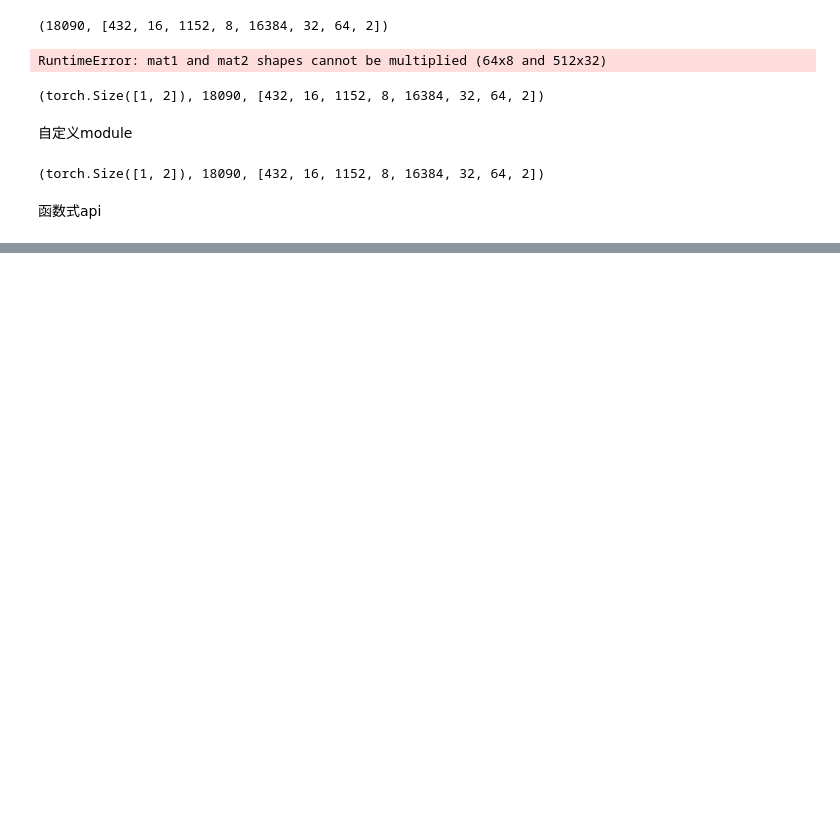
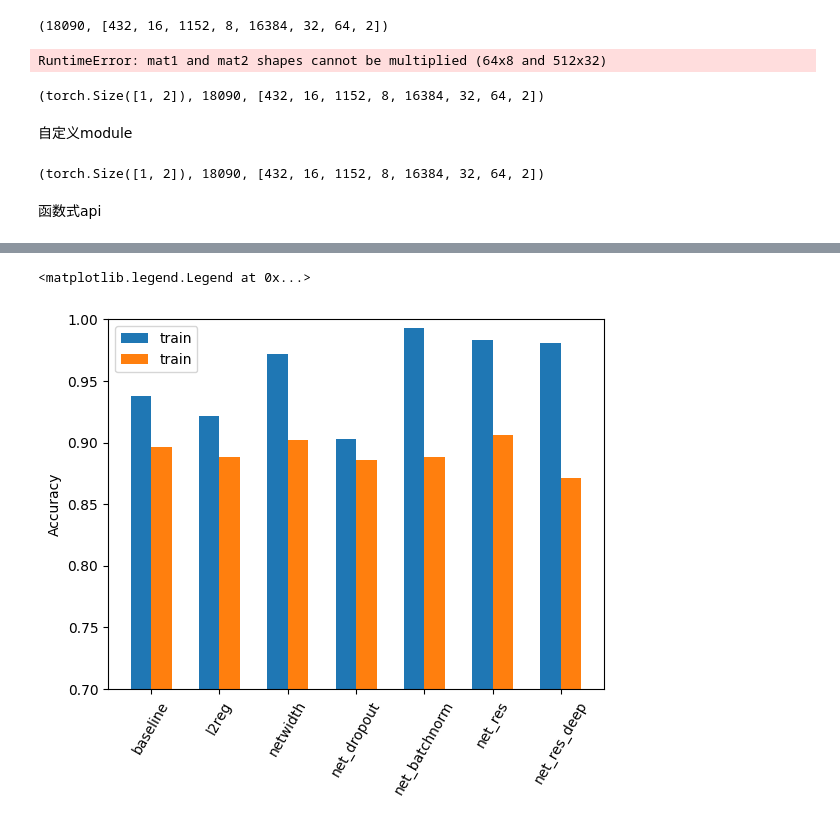
Before and after one commit to binblee/dlwpt, a Jupyter notebook: ch08/1_conv.ipynb, the cells around one changed output, grey strips where cells are left out. Saved outputs shown, nothing was run; the diff lists cells and outputs as text; code cells hidden in the pictures; blank space fills up the shorter version.

```diff
--- a/ch08/1_conv.ipynb
+++ b/ch08/1_conv.ipynb
@@ -242,0 +499,3 @@ def val_accuracy(model, val_data):
+# %%
+import collections
+all_acc_dict = collections.OrderedDict()
@@ -242,0 +648,10 @@ def val_accuracy(model, val_data):
+# %%
+device = (torch.device('cuda') if torch.cuda.is_available() else torch.device('cpu'))
+train_loader = torch.utils.data.DataLoader(cifar2, batch_size=64, shuffle=True)
+model = NetBatchNorm(n_chans1=32).to(device=device)
+optimizer = optim.SGD(model.parameters(), lr=1e-2)
+loss_fn = nn.CrossEntropyLoss()
+training_loop(n_epochs=100, optimizer=optimizer,
+              model=model,loss_fn=loss_fn, train_loader=train_loader, device=device)
+all_acc_dict['net_batchnorm'] = validate(model, train_loader=train_loader, val_loader=val_loader)
+all_acc_dict['net_batchnorm']
@@ -242,0 +692,8 @@ def val_accuracy(model, val_data):
+# %%
+model = NetRes(n_chans1=32).to(device=device)
+optimizer = optim.SGD(model.parameters(), lr=1e-2)
+loss_fn = nn.CrossEntropyLoss()
+training_loop(n_epochs=100, optimizer=optimizer,
+              model=model,loss_fn=loss_fn, train_loader=train_loader, device=device)
+all_acc_dict['net_res'] = validate(model, train_loader=train_loader, val_loader=val_loader)
+all_acc_dict['net_res']
@@ -242,0 +747,8 @@ def val_accuracy(model, val_data):
+# %%
+model = NetResDeep(n_chans1=32, n_blocks=100).to(device=device)
+optimizer = optim.SGD(model.parameters(), lr=3e-3)
+loss_fn = nn.CrossEntropyLoss()
+training_loop(n_epochs=100, optimizer=optimizer,
+              model=model,loss_fn=loss_fn, train_loader=train_loader, device=device)
+all_acc_dict['net_res_deep'] = validate(model, train_loader=train_loader, val_loader=val_loader)
+all_acc_dict['net_res_deep']
@@ -242,0 +780,15 @@ def val_accuracy(model, val_data):
+# %%
+import numpy as np
+t_acc = [v[0] for _, v in all_acc_dict.items()]
+v_acc = [v[1] for _, v in all_acc_dict.items()]
+width=0.3
+num = len(t_acc)
+plt.bar(np.arange(num), t_acc, width=width, label='train')
+plt.bar(np.arange(num)+width, v_acc, width=width, label='train')
+plt.xticks(np.arange(num) + width/2, list(all_acc_dict.keys()), rotation=60)
+plt.ylim(0.7, 1.0)
+plt.ylabel('Accuracy')
+plt.legend()
+# %% [output]
+<matplotlib.legend.Legend at 0x...>
+[figure, added]
```
Also changed, not shown: parts of 40 cells of this notebook.
